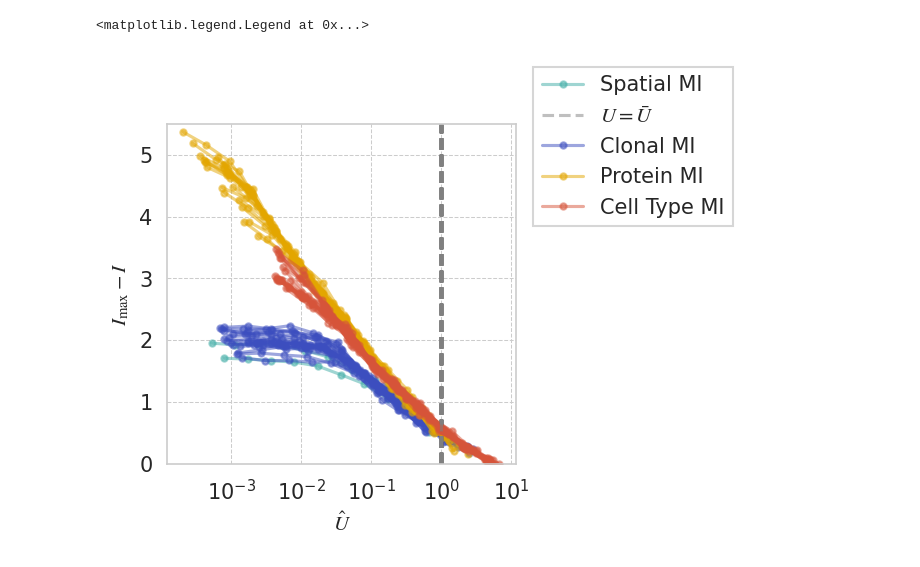
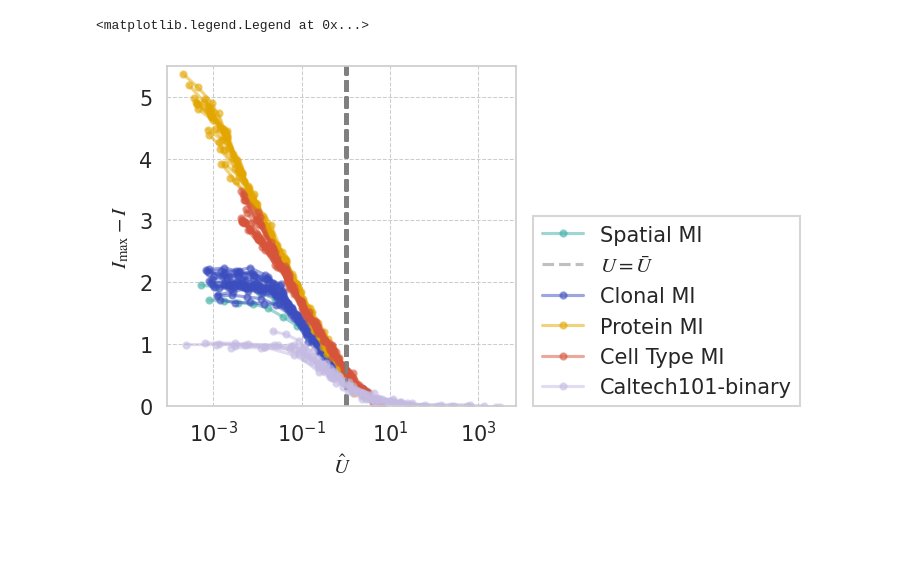
Before and after one commit to ggdna/scScaling, a Jupyter notebook: analysis/universal_curve.ipynb, the cells around one changed output. Drawn from its saved outputs; the diff is of its cells as text; code cells hidden in the pictures; blank space fills up the shorter version.

Commit message:
include the imaging plots

```diff
--- a/analysis/universal_curve.ipynb
+++ b/analysis/universal_curve.ipynb
@@ -27,6 +27,11 @@ hue_order = ["VAE", "PCA", "nanoTxformer", "RandomProjection"]
 c6 = ['#c4bae2','#40ada6','#3c4ebf',
         '#e3a600', '#edb1a3', '#d6543a',]
 pretty_palette = [c6[c] for c in range(6) if c in [1,2,3,5]]
+# %%
+df_gaussian = pd.read_csv('../results/Caltech101_Gaussian.csv', index_col=0)
+df_resolution = pd.read_csv('../results/Caltech101_Resolution.csv', index_col=0)
+classes = sorted(df_gaussian[df_gaussian['N instances of label'] > 100]['Class label'].unique())
+class_names = ['Faces1', 'Faces2', 'Motorbikes', 'Airplanes', 'Watches', 'All']
 # %%
 fig, axs = plt.subplots(1, 1, sharey=True, figsize=(3, 3))
 dfs = [merf_df, larry_df, cite_df, cite_df]
@@ -46,32 +51,96 @@ for df, metric, name in zip(dfs, metrics, names):
             params['A'].min = 0  # set bounds
             params['B'].min = 0
 
             # fit model
             result = model.fit(ydata, params, x=x_data)
 
             if result.params['A'].stderr is not None and result.params['B'].stderr is not None:
 
                 if result.params['A'].stderr < result.params['A'].value and result.params['B'].stderr < result.params['B'].value:
 
 
                     x_bar = 1/result.params['A'].value
 
                     x_hat = x_data / x_bar
 
                     I_max = 0.5 * np.log2(result.params['B'].value/result.params['A'].value)
 
                     axs.plot(x_data / x_bar, I_max-ydata, color=pretty_palette[names.index(name)], marker='o',
                             alpha=0.5, markersize=3, label=name)
 
                     axs.plot([1, 1], [0, 5.5], color='grey', linestyle='--', alpha=0.5, label=r'$U = \bar{U}$')
 
+df = df_resolution
+
+for i, x in enumerate(classes[:-1]):
+    # prepare data
+    x_data = (1 / (df[df['Class label'] == x]['Factor']))
+    y_data = df[df['Class label'] == x]['MI']
+
+    # create model and parameters
+    model = Model(info_scaling)
+    params = model.make_params(A=1e-2, B=1e-2)  # initial guesses
+    params['A'].min = 0  # set bounds
+    params['B'].min = 0
+
+    # fit model
+    result = model.fit(y_data, params, x=x_data)
+
+    if result.params['A'].stderr is not None and result.params['B'].stderr is not None:
+
+        if result.params['A'].stderr < result.params['A'].value and result.params['B'].stderr < result.params['B'].value:
+
+
+            x_bar = 1/result.params['A'].value
+
+            x_hat = x_data / x_bar
+
+            I_max = 0.5 * np.log2(result.params['B'].value/result.params['A'].value)
+
+            axs.plot(x_data / x_bar, I_max-y_data, color=c6[0], marker='o',
+                    alpha=0.5, markersize=3, label='Caltech101-binary')
+
+            axs.plot([1, 1], [0, 5.5], color='grey', linestyle='--', alpha=0.5, label=r'$U = \bar{U}$')
+
+df = df_gaussian
+
+for i, x in enumerate(classes[:-1]):
+    # prepare data
+    x_data = (1 / (df[df['Class label'] == x]['Scale'])**2)
+    y_data = df[df['Class label'] == x]['MI']
+
+    # create model and parameters
+    model = Model(info_scaling)
+    params = model.make_params(A=1e-2, B=1e-2)  # initial guesses
+    params['A'].min = 0  # set bounds
+    params['B'].min = 0
+
+    # fit model
+    result = model.fit(y_data, params, x=x_data)
+
+    if result.params['A'].stderr is not None and result.params['B'].stderr is not None:
+
+        if result.params['A'].stderr < result.params['A'].value and result.params['B'].stderr < result.params['B'].value:
+
+
+            x_bar = 1/result.params['A'].value
+
+            x_hat = x_data / x_bar
+
+            I_max = 0.5 * np.log2(result.params['B'].value/result.params['A'].value)
+
+            axs.plot(x_data / x_bar, I_max-y_data, color=c6[0], marker='o',
+                    alpha=0.5, markersize=3, label='Caltech101-binary')
+
+
+
 plt.xscale('log')
 plt.ylabel(r'$I_{\max} - I$',)
 plt.xlabel(r'$\hat{U}$')
 plt.ylim(0, 5.5)
 handles, labels = plt.gca().get_legend_handles_labels()
 by_label = dict(zip(labels, handles))
-plt.legend(by_label.values(), by_label.keys(), loc=(1.05, 0.7))
+plt.legend(by_label.values(), by_label.keys(), loc=(1.05, 0.0))
 # %% [output]
 <matplotlib.legend.Legend at 0x...>
-[figure, old version]
+[figure, new version]
```
